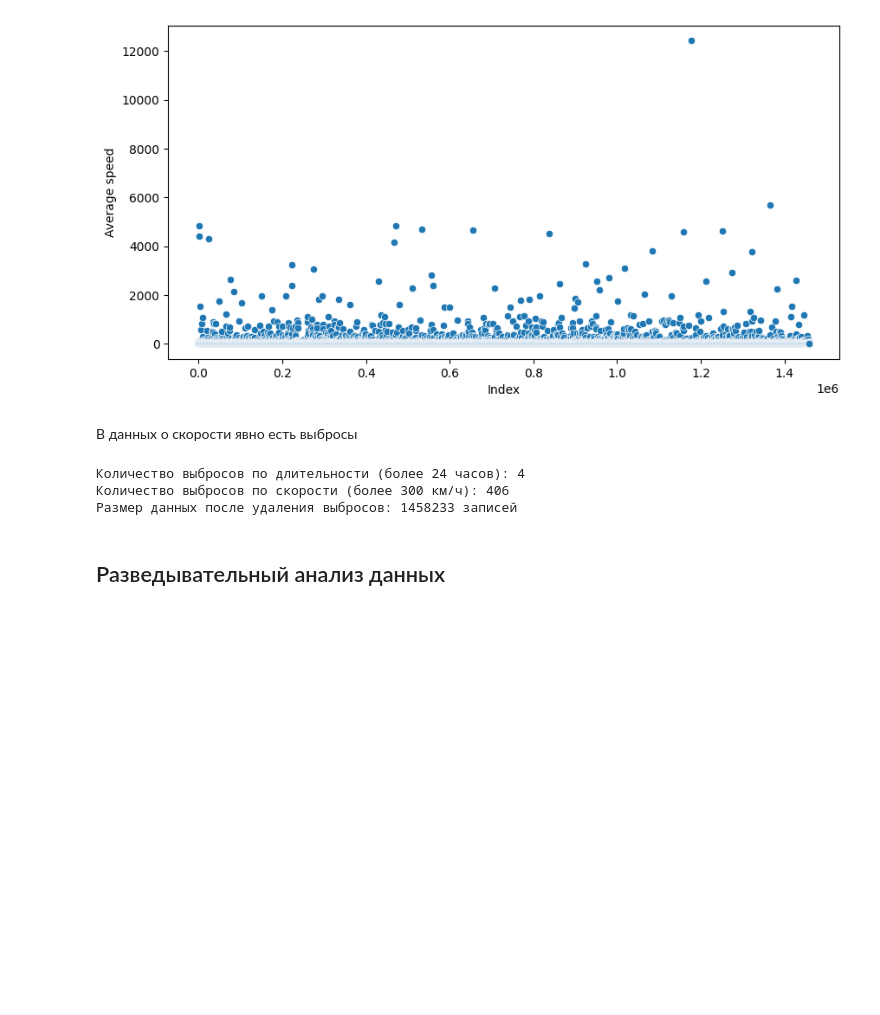
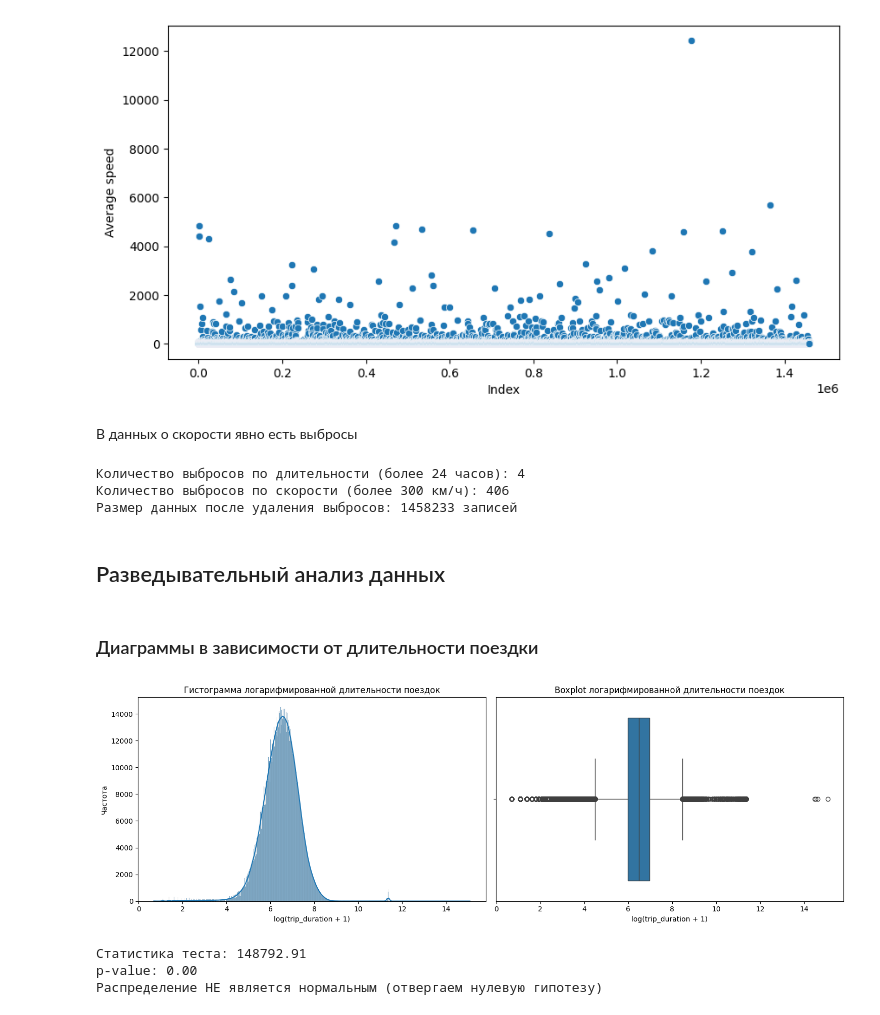
Before and after one commit to UlyanaGru/duration_taxiride, a Jupyter notebook: duration_taxiride.ipynb, the cells around one changed output. Cells and saved outputs as stored; diff of their text form; code cells hidden in the pictures; blank space fills up the shorter version.

```diff
--- a/duration_taxiride.ipynb
+++ b/duration_taxiride.ipynb
@@ -470,3 +470,37 @@ print(f"Размер данных после удаления выбросов:
 Размер данных после удаления выбросов: 1458233 записей
 # %% [markdown]
 ## Разведывательный анализ данных
+# %% [markdown]
+### Диаграммы в зависимости от длительности поездки
+# %%
+taxi_data['trip_duration_log'] = np.log(taxi_data['trip_duration']+1)
+# %%
+#Создаем графики
+fig, axes = plt.subplots(1, 2, figsize=(15, 5))
+#Гистограмма с KDE
+sns.histplot(taxi_data['trip_duration_log'], kde=True, ax=axes[0])
+axes[0].set_title('Гистограмма логарифмированной длительности поездок')
+axes[0].set_xlabel('log(trip_duration + 1)')
+axes[0].set_ylabel('Частота')
+#Коробчатая диаграмма
+sns.boxplot(x=taxi_data['trip_duration_log'], ax=axes[1])
+axes[1].set_title('Boxplot логарифмированной длительности поездок')
+axes[1].set_xlabel('log(trip_duration + 1)')
+plt.tight_layout()
+plt.show()
+
+#Проводим тест Д'Агостино на нормальность
+statistic, p_value = stats.normaltest(taxi_data['trip_duration_log'])
+print(f"Статистика теста: {statistic:.2f}")
+print(f"p-value: {p_value:.2f}")
+#Проверяем гипотезу на уровне значимости α=0.05
+alpha = 0.05
+if p_value < alpha:
+    print("Распределение НЕ является нормальным (отвергаем нулевую гипотезу)")
+else:
+    print("Распределение является нормальным (не отвергаем нулевую гипотезу)")
+# %% [output]
+[figure, added]
+Статистика теста: 148792.91
+p-value: 0.00
+Распределение НЕ является нормальным (отвергаем нулевую гипотезу)
```
